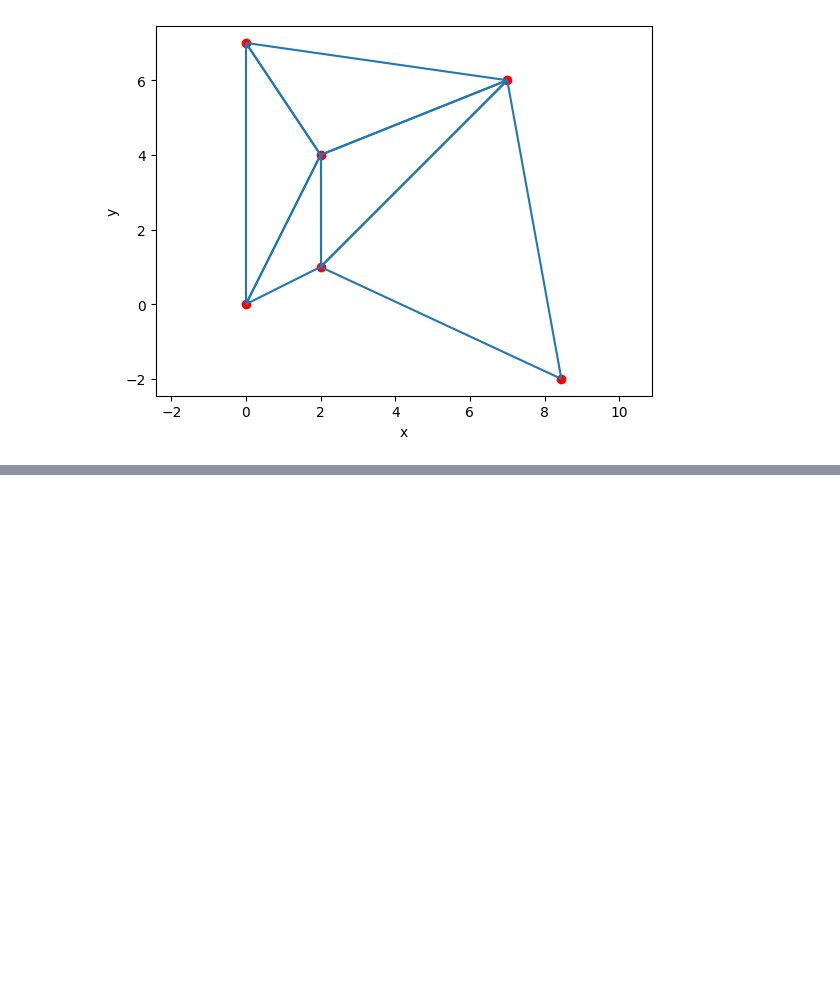
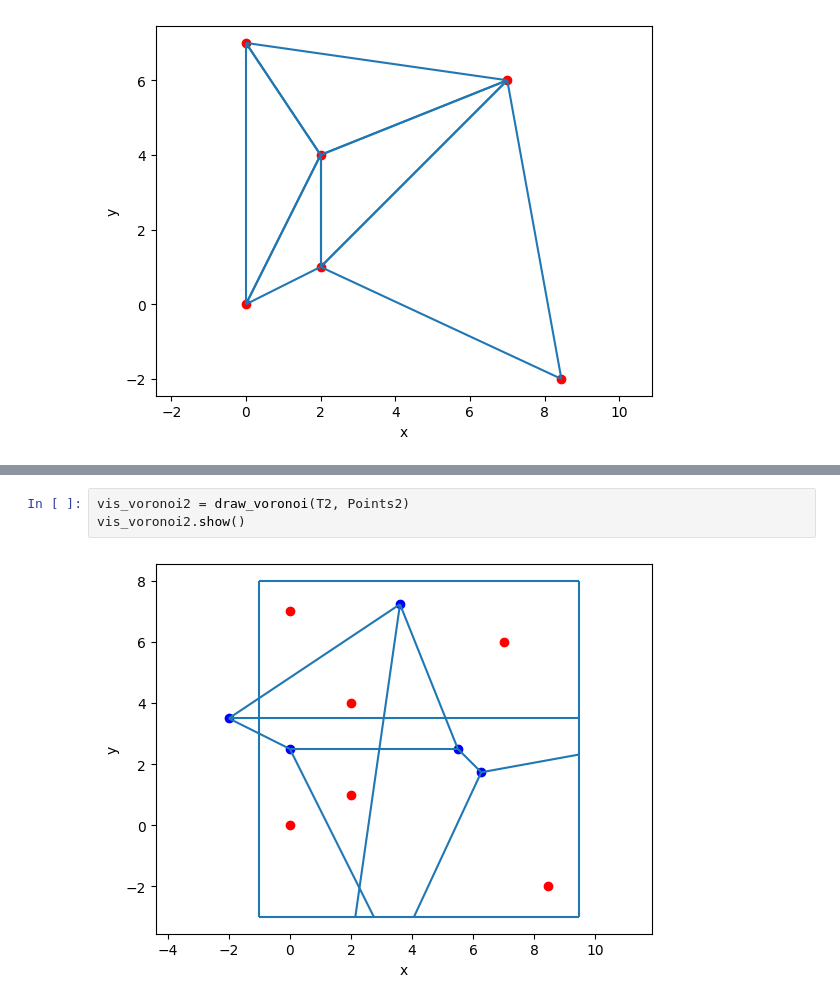
Before and after one commit to ReptilianEye/Voronoi-Diagram, a Jupyter notebook: delaunay.ipynb, the cells around one changed output, grey strips where cells are left out. Saved outputs shown, nothing was run; the diff lists cells and outputs as text; blank space fills up the shorter version.

```diff
--- a/delaunay.ipynb
+++ b/delaunay.ipynb
@@ -320,0 +428,5 @@ vis3.show()
+# %%
+vis_voronoi2 = draw_voronoi(T2, Points2)
+vis_voronoi2.show()
+# %% [output]
+[figure, added]
```
Also changed, not shown: parts of 17 cells of this notebook.
